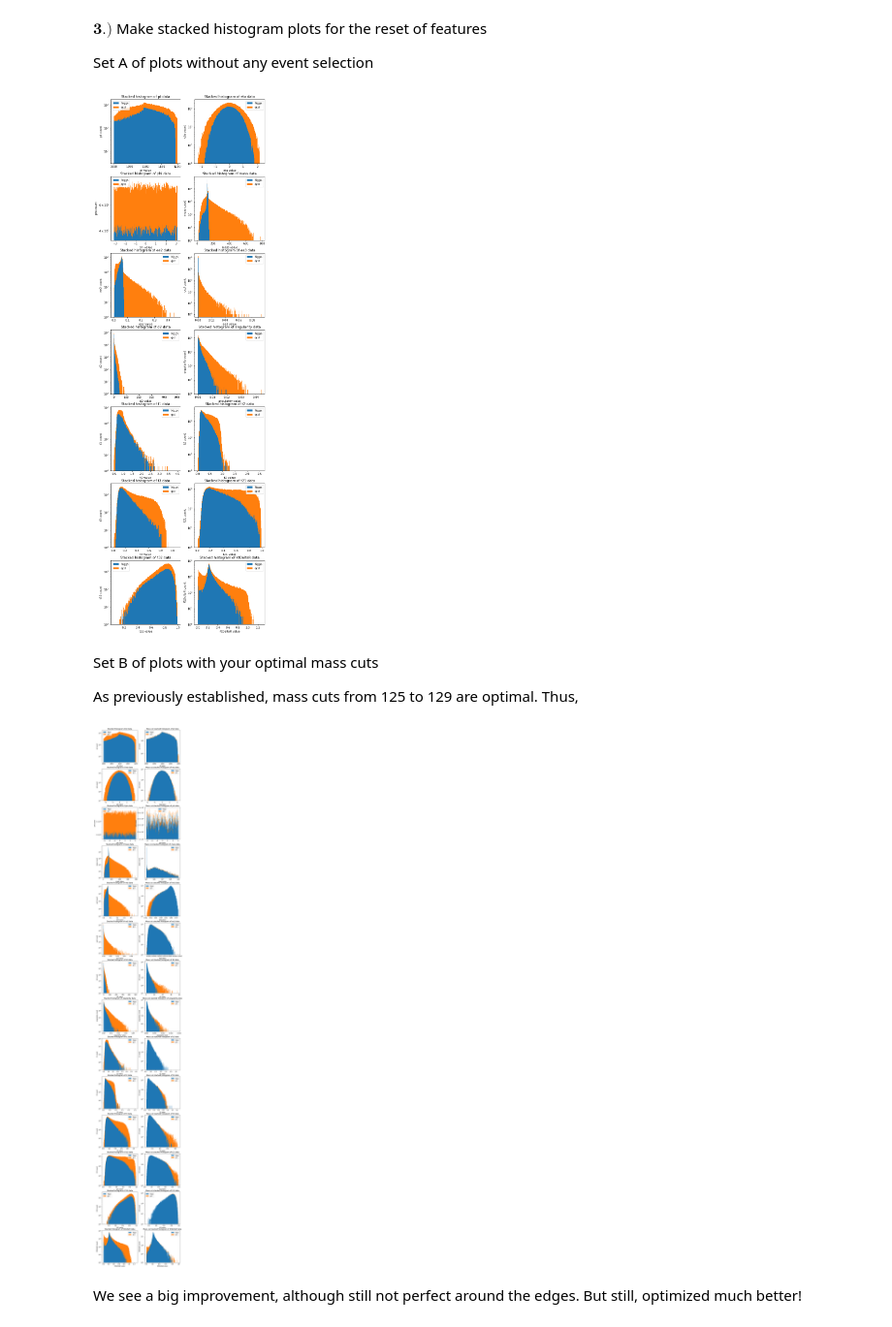
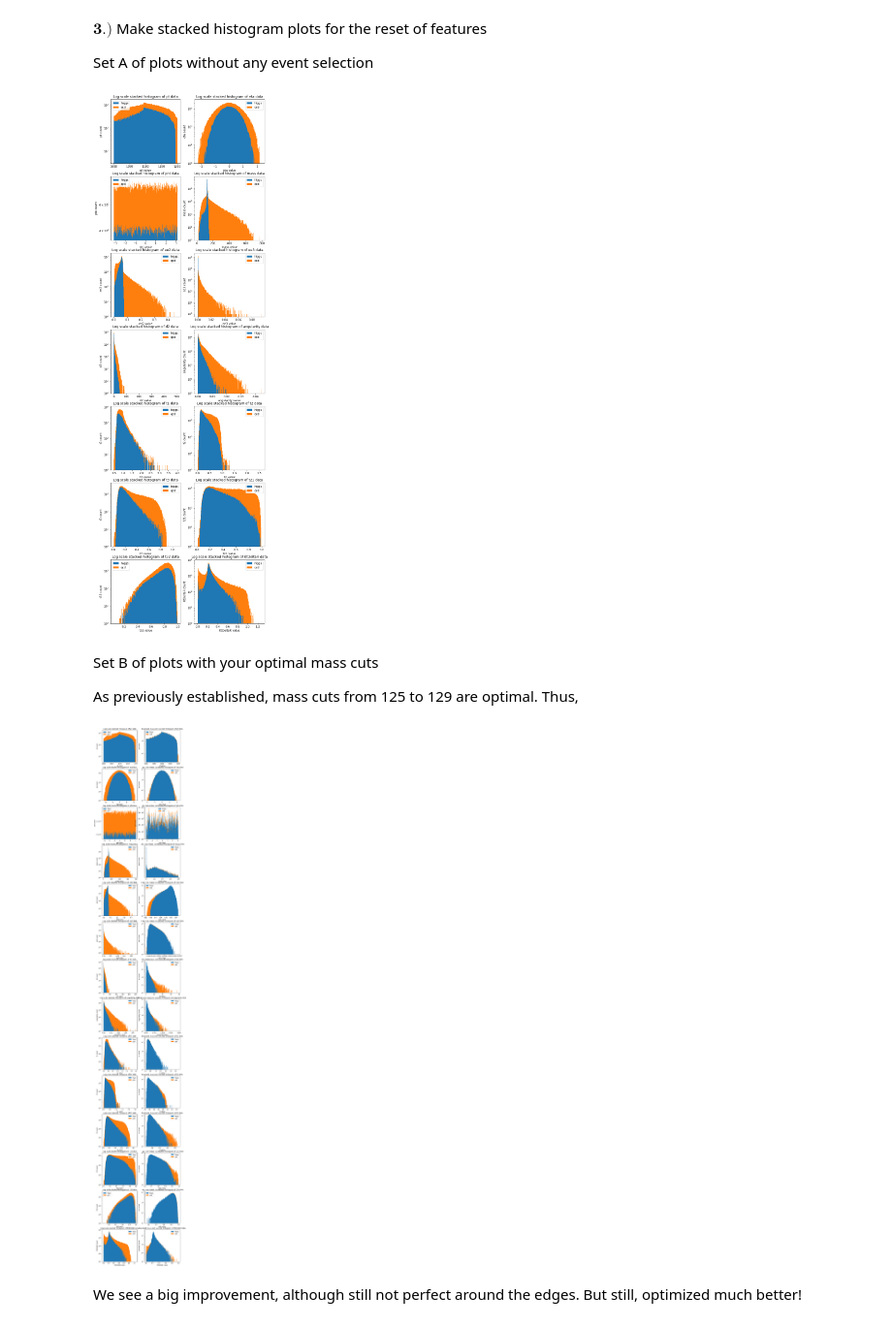
Before and after one commit to Cosack135/PHYS-434, a Jupyter notebook: Lab7.ipynb, the cells around one changed output. Shown at 97% size. Cells and saved outputs as stored; diff of their text form; code cells hidden in the pictures.

```diff
--- a/Lab7.ipynb
+++ b/Lab7.ipynb
@@ -182,21 +183,21 @@ fig, ax = plt.subplots(7, 2, figsize = (5*2, 5*7))
 i = 0;
 for j in range(7):
     ax[j][0].hist([higgs_file[labels[i]],qcd_file[labels[i]]], stacked=True, bins = 250,label=["higgs", "qcd"])
-    ax[j][0].set_title("Stacked histogram of " + str(labels[i]) + " data")
+    ax[j][0].set_title("Log scale stacked histogram of " + str(labels[i]) + " data")
     ax[j][0].set_yscale('log')
     ax[j][0].set_xlabel(str(labels[i] + " value"))
     ax[j][0].set_ylabel(str(labels[i] + " count"))
     ax[j][0].legend()
     i = i + 1;
     ax[j][1].hist([higgs_file[labels[i]],qcd_file[labels[i]]], stacked=True, bins = 250,label=["higgs", "qcd"])
-    ax[j][1].set_title("Stacked histogram of " + str(labels[i]) + " data")
+    ax[j][1].set_title("Log scale stacked histogram of " + str(labels[i]) + " data")
     ax[j][1].set_yscale('log')
     ax[j][1].set_xlabel(str(labels[i] + " value"))
     ax[j][1].set_ylabel(str(labels[i] + " count"))
     ax[j][1].legend()
     i = i + 1;
 # %% [output]
-[figure, old version]
+[figure, new version]
 # %% [markdown]
 Set B of plots with your optimal mass cuts
 
@@ -204,24 +205,24 @@ As previously established, mass cuts from 125 to 129 are optimal. Thus,
 # %%
 qcd_mask = (qcd_file['mass'] > 125) & (qcd_file['mass'] < 129)
 higgs_mask = (higgs_file['mass'] > 125) & (higgs_file['mass'] < 129)
 fig, ax = plt.subplots(14, 2, figsize = (5*2, 5*14))
 i = 0;
 for j in range(14):
     ax[j][0].hist([higgs_file[labels[i]],qcd_file[labels[i]]], stacked=True, bins = 250,label=["higgs", "qcd"])
-    ax[j][0].set_title("Stacked histogram of " + str(labels[i]) + " data")
+    ax[j][0].set_title("Log scale stacked histogram of " + str(labels[i]) + " data")
     ax[j][0].set_yscale('log')
     ax[j][0].set_xlabel(str(labels[i] + " value"))
     ax[j][0].set_ylabel(str(labels[i] + " count"))
     ax[j][0].legend()
     ax[j][1].hist([higgs_file[labels[i]][higgs_mask], qcd_file[labels[i]][qcd_mask]], stacked=True, bins = 250,label=["higgs", "qcd"])
-    ax[j][1].set_title("Mass cut stacked histogram of " + str(labels[i]) + " data")
+    ax[j][1].set_title("Log scale mass cut stacked histogram of " + str(labels[i]) + " data")
     ax[j][1].set_yscale('log')
     ax[j][1].set_xlabel(str(labels[i] + " value"))
     ax[j][1].set_ylabel(str(labels[i] + " count"))
     ax[j][1].legend()
     i = i + 1;
 # %% [output]
-[figure, old version]
+[figure, new version]
 # %% [markdown]
 We see a big improvement, although still not perfect around the edges. But still, optimized much better!
 # %% [markdown]
```
Also changed, not shown: parts of 24 cells of this notebook, 1 other file.
